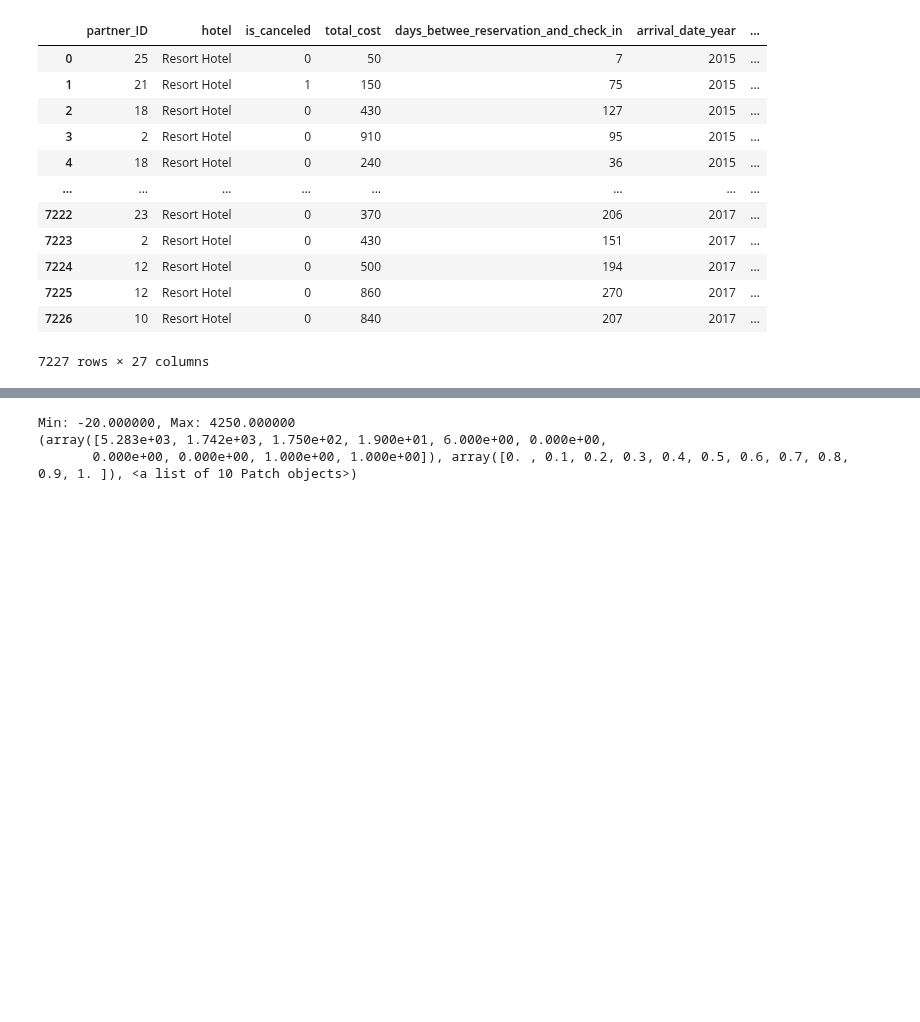
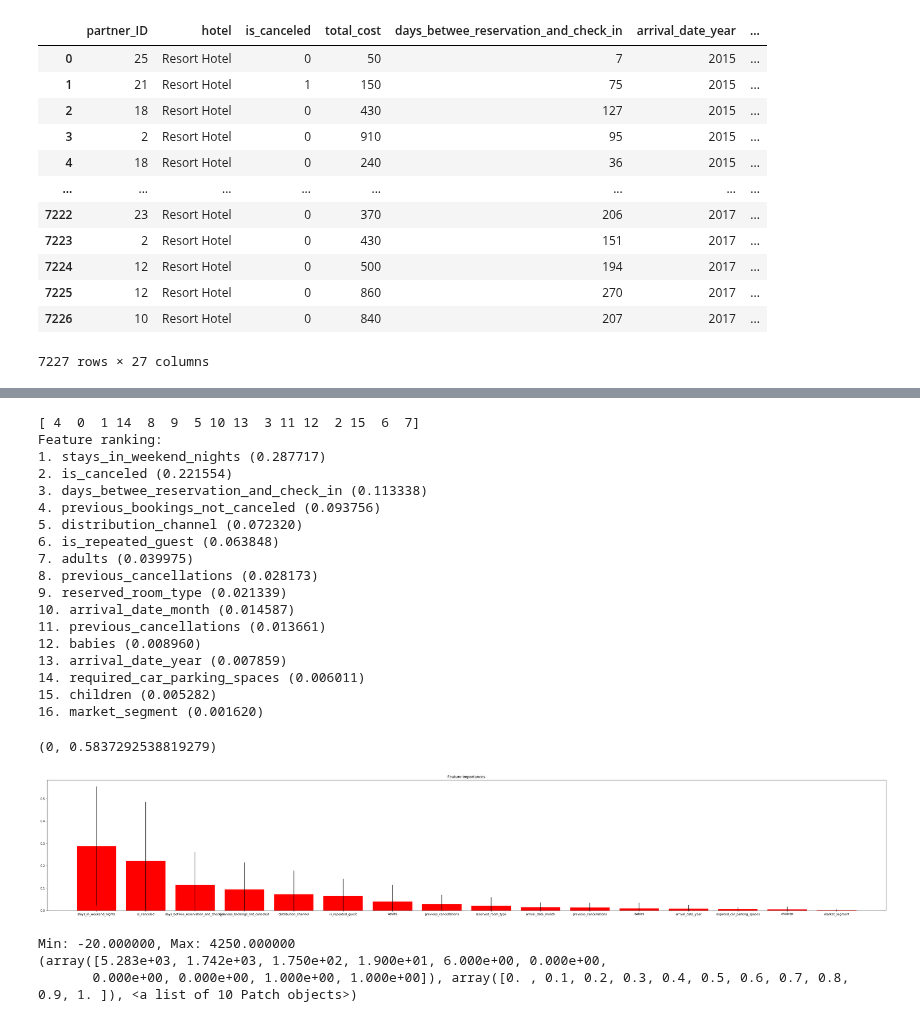
Before and after one commit to Sushila-Phogat/Data-science-with-Python, a Jupyter notebook: Profusion_hotel_booking.ipynb, the cells around one changed output, grey strips where cells are left out. Drawn from its saved outputs; the diff is of its cells as text; code cells hidden in the pictures; blank space fills up the shorter version.

```diff
--- a/Profusion_hotel_booking.ipynb
+++ b/Profusion_hotel_booking.ipynb
@@ -285,0 +222,14 @@ Feature ranking:
+# %%
+# create a base classifier used to evaluate a subset of attributes
+model = LogisticRegression()
+# create the RFE model and select 3 attributes
+
+clf = ExtraTreesClassifier(n_estimators=100, max_depth=4)
+skf = StratifiedKFold(n_splits=10)
+score=[]
+for train,test in skf.split(data2, target2):
+  clf.fit(data2.iloc[train],target2.iloc[train])
+  y_pred=clf.predict(data2.iloc[test])
+  y_true=target2[test]
+  score.append(acc(y_true,y_pred))
+score
@@ -286,3 +247,46 @@ Feature ranking:
+# %%
+importances = clf.feature_importances_
+std = np.std([tree.feature_importances_ for tree in clf.estimators_],
+             axis=0)
+indices = np.argsort(importances)[::-1]
+print(indices)
+# Print the feature ranking
+print("Feature ranking:")
+
+for f in range(data2.shape[1]):
+    print("%d. %s (%f)" % (f + 1, features2[indices[f]],  importances[indices[f]]))
+
+# Plot the feature importances of the forest
+fig = plt.figure()
+plt.title("Feature importances")
+plt.bar(range(data2.shape[1]), importances[indices],
+       color="r", yerr=std[indices], align="center")
+plt.xticks(range(data2.shape[1]), np.array(features2)[indices])
+plt.xlim([-1, data2.shape[1]])
+fig.set_size_inches(50,8)
+axes = plt.gca()
+axes.set_ylim([0,None])
+# %% [output]
+[ 4  0  1 14  8  9  5 10 13  3 11 12  2 15  6  7]
+Feature ranking:
+1. stays_in_weekend_nights (0.287717)
+2. is_canceled (0.221554)
+3. days_betwee_reservation_and_check_in (0.113338)
+4. previous_bookings_not_canceled (0.093756)
+5. distribution_channel (0.072320)
+6. is_repeated_guest (0.063848)
+7. adults (0.039975)
+8. previous_cancellations (0.028173)
+9. reserved_room_type (0.021339)
+10. arrival_date_month (0.014587)
+11. previous_cancellations (0.013661)
+12. babies (0.008960)
+13. arrival_date_year (0.007859)
+14. required_car_parking_spaces (0.006011)
+15. children (0.005282)
+16. market_segment (0.001620)
+(0, 0.5837292538819279)
+[figure, added]
 # %%
 from sklearn.preprocessing import MinMaxScaler
 # train the normalization
```
Also changed, not shown: parts of 24 cells of this notebook.
